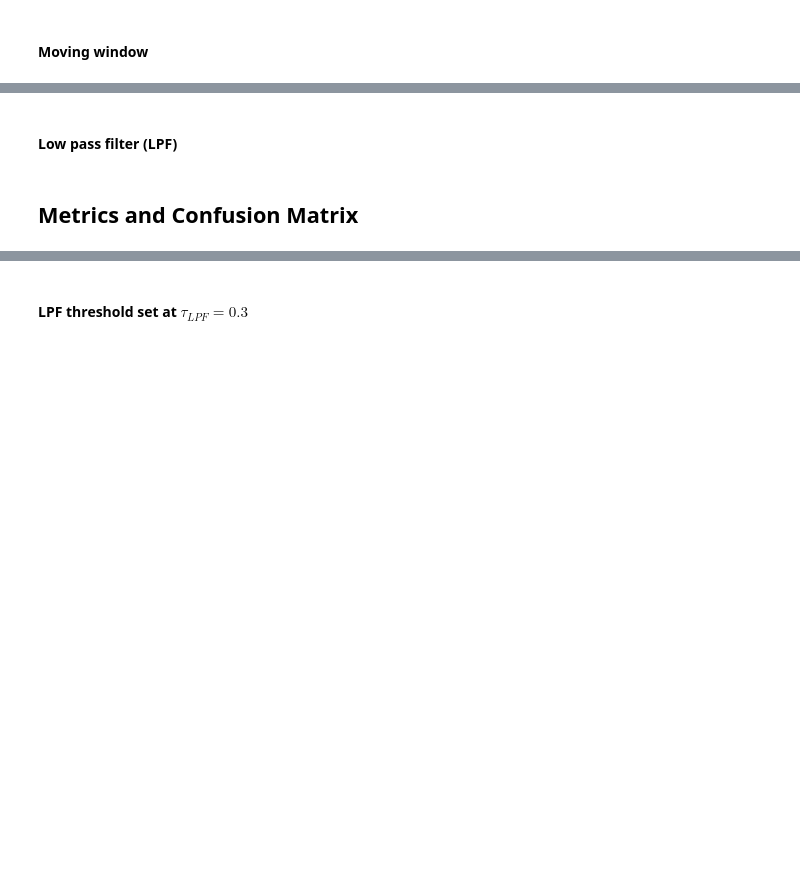
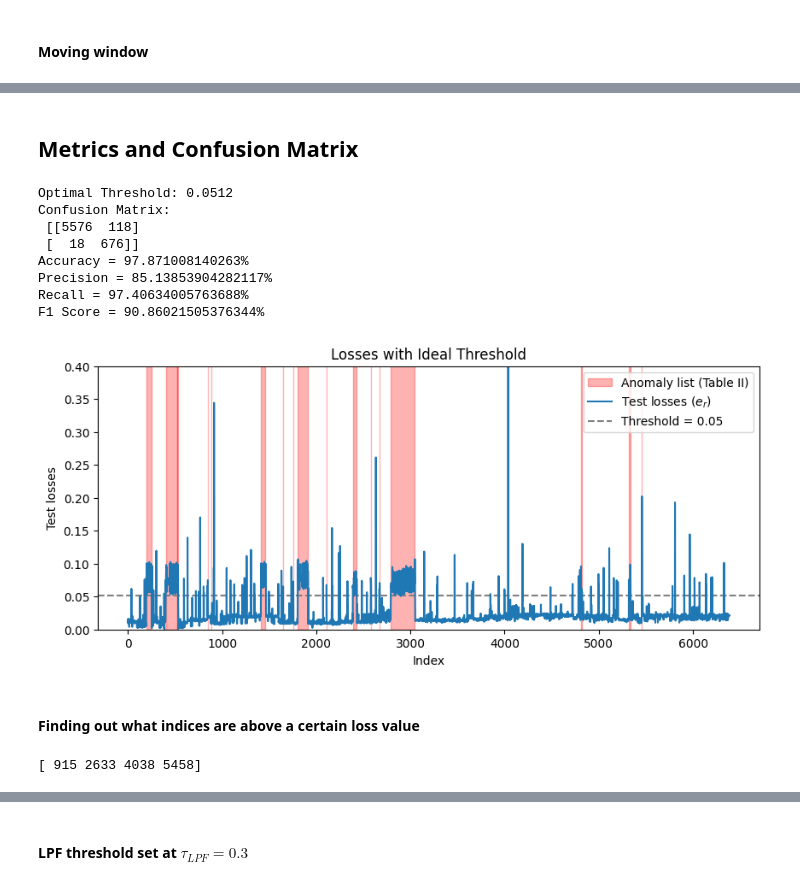
Before and after one commit to joaotiago-dias/metro_porto, a Jupyter notebook: Porto_SAE_window_v2.ipynb, the cells around one changed output, grey strips where cells are left out. Saved outputs shown, nothing was run; the diff lists cells and outputs as text; code cells hidden in the pictures; blank space fills up the shorter version.

```diff
--- a/Porto_SAE_window_v2.ipynb
+++ b/Porto_SAE_window_v2.ipynb
@@ -514,2 +555,0 @@ plt.show()
-# %% [markdown]
-#### Low pass filter (LPF)
@@ -529,2 +556,63 @@ def low_pass_filter(data, alpha):
 # %% [markdown]
 ## Metrics and Confusion Matrix
+# %%
+# Initialize the MinMaxScaler
+scaler = MinMaxScaler()
+
+# Reshape test_loss to a 2D array and fit and transform it
+test_loss_normalized = scaler.fit_transform(np.array(test_loss).reshape(-1, 1)).flatten()
+aux_index = next(i for i, ts in enumerate(timestamps) if ts > timestamps[2954]+pd.Timedelta(days=time_delta))
+anomaly_list_binary = np.array(anomaly_list[aux_index:], dtype=int)
+
+# Function to compute F1-score for a given threshold
+
+def compute_f1_for_threshold(threshold):
+    predicted_anomalies = (test_loss_normalized >= threshold).astype(int)
+    return f1_score(anomaly_list_binary, predicted_anomalies), predicted_anomalies
+
+# Search for the best threshold
+thresholds = np.linspace(0, 1, 10000)
+best_threshold = max(thresholds, key=lambda t: compute_f1_for_threshold(t)[0])
+best_f1, best_predictions = compute_f1_for_threshold(best_threshold)
+
+# Compute confusion matrix
+conf_matrix = confusion_matrix(anomaly_list_binary, best_predictions)
+
+# Display results
+print(f"Optimal Threshold: {best_threshold:.4f}")
+print("Confusion Matrix:\n", conf_matrix)
+print("Accuracy = {}%".format(100*accuracy_score(anomaly_list_binary, best_predictions)))
+print("Precision = {}%".format(100*precision_score(anomaly_list_binary, best_predictions, pos_label=1)))
+print("Recall = {}%".format(100*recall_score(anomaly_list_binary, best_predictions, pos_label=1)))
+print("F1 Score = {}%".format(100*f1_score(anomaly_list_binary, best_predictions, pos_label=1)))
+
+# Plot the original and filtered data
+plt.figure(figsize=(10, 4))
+plt.fill_between(range(len(anomaly_list[aux_index:])), 0, 1, where=np.array(anomaly_list[aux_index:]) == 1, color='red', alpha=0.3, label='Anomaly list (Table II)')
+plt.axhline(y=best_threshold, color='gray', linestyle='--')
+plt.plot(test_loss_normalized, label="Test losses ($e_r$)", linestyle='-')
+custom_legend = [Line2D([0], [0], color='gray', linestyle='--', label=f"Threshold = {best_threshold:.2f}")]
+plt.legend(handles=plt.gca().get_legend_handles_labels()[0] + custom_legend, loc='upper right')
+plt.title('Losses with Ideal Threshold')
+plt.ylim(0,0.4)
+plt.xlabel('Index')
+plt.ylabel('Test losses')
+plt.show()
+# %% [output]
+Optimal Threshold: 0.0512
+Confusion Matrix:
+ [[5576  118]
+ [  18  676]]
+Accuracy = 97.871008140263%
+Precision = 85.13853904282117%
+Recall = 97.40634005763688%
+F1 Score = 90.86021505376344%
+[figure, added]
+# %% [markdown]
+#### Finding out what indices are above a certain loss value
+# %%
+anomaly_detected_indices=[1 if error>0.2 else 0 for error in test_loss_normalized]
+anomaly_detected_indices=np.where(anomaly_detected_indices)[0]
+print(anomaly_detected_indices)
+# %% [output]
+[ 915 2633 4038 5458]
```
Also changed, not shown: parts of 9 cells of this notebook.
